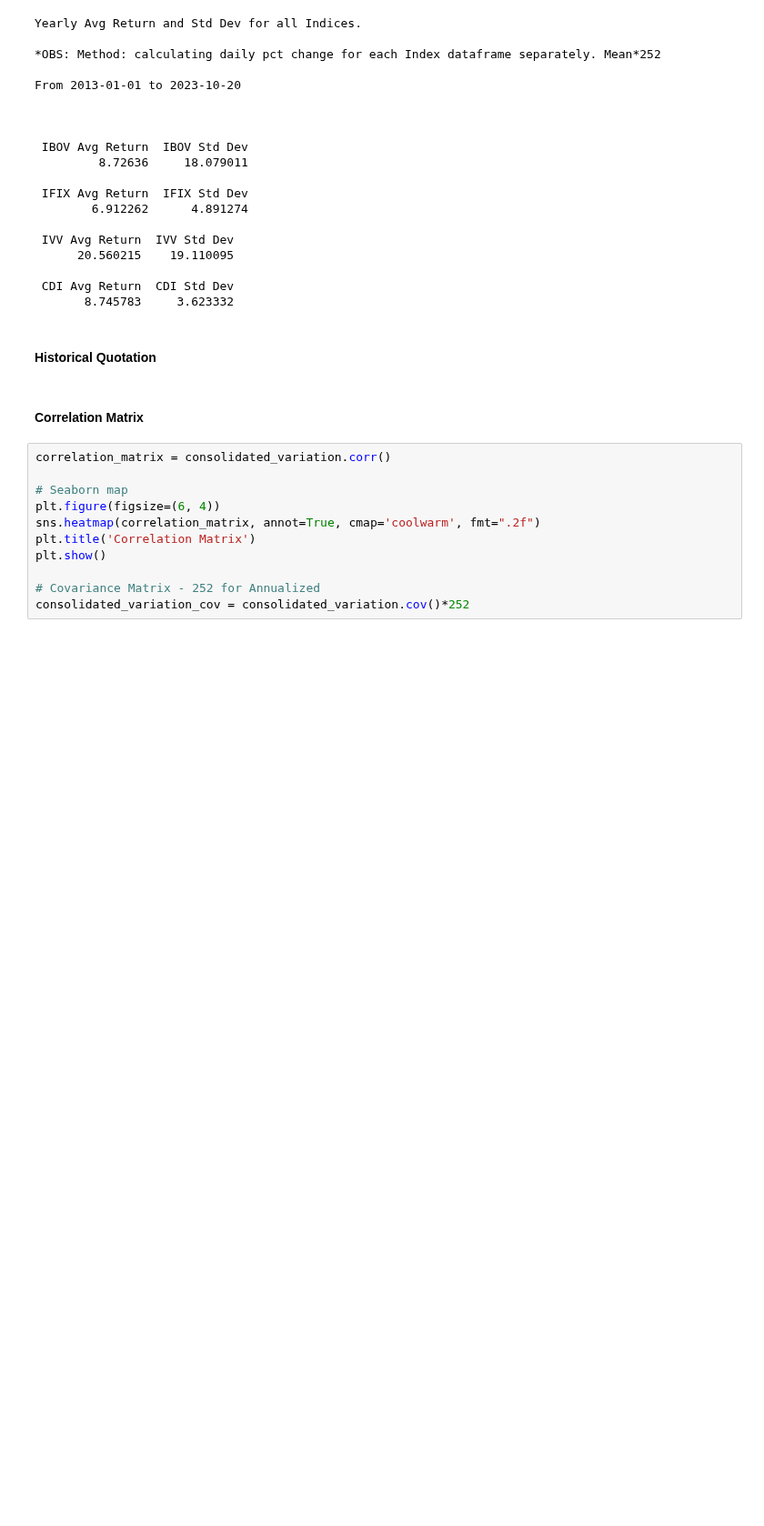
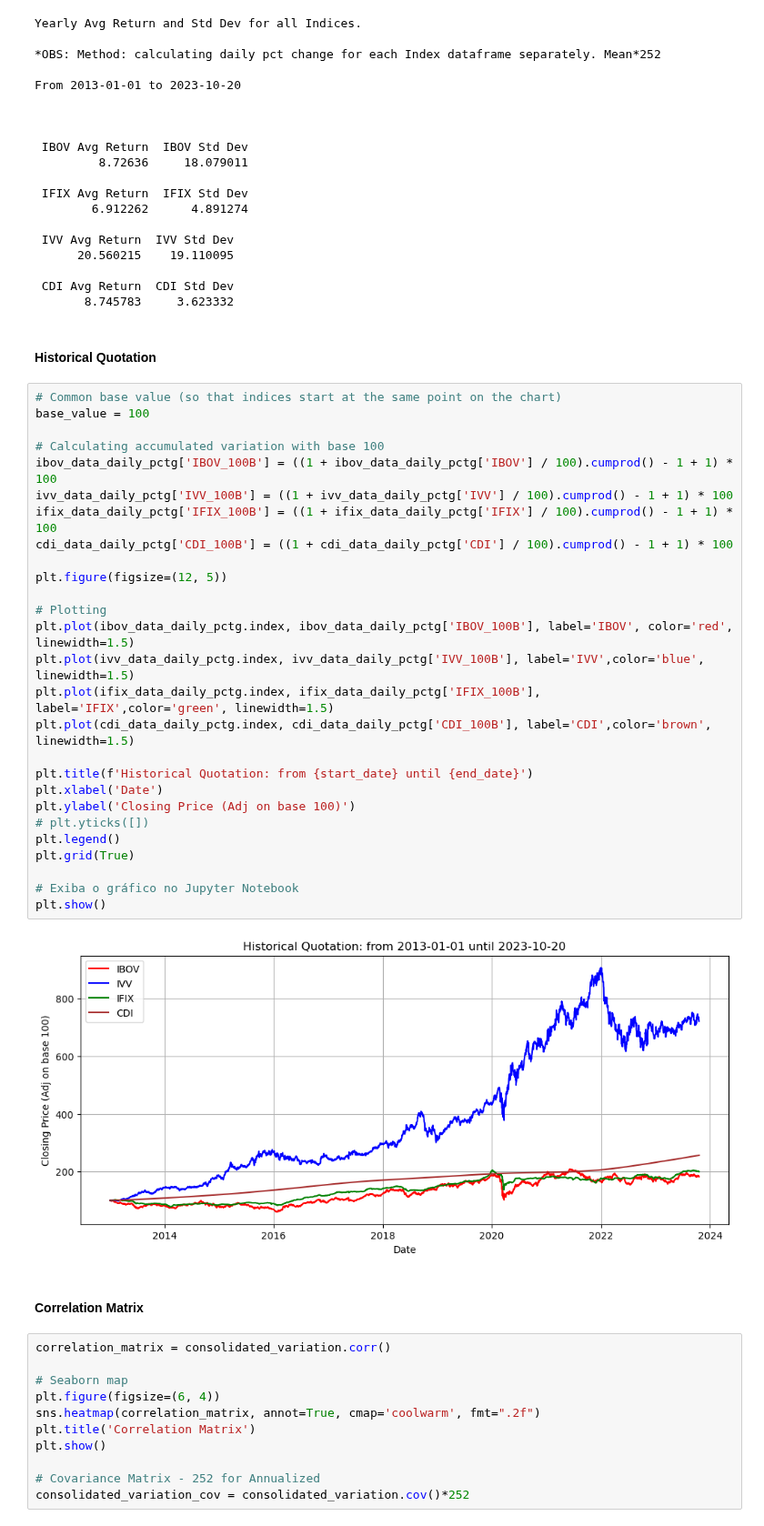
Before and after one commit to paulinhok14/Asset-Allocation, a Jupyter notebook: asset_allocation.ipynb, the cells around one changed output. Shown at 91% size. Saved outputs shown, nothing was run; the diff lists cells and outputs as text; blank space fills up the shorter version.

Commit message:
Adding lines chart with historical quotation for all indices

```diff
--- a/asset_allocation.ipynb
+++ b/asset_allocation.ipynb
@@ -142,6 +142,35 @@ From 2013-01-01 to 2023-10-20
        8.745783     3.623332
 # %% [markdown]
 #### Historical Quotation
+# %%
+# Common base value (so that indices start at the same point on the chart)
+base_value = 100
+
+# Calculating accumulated variation with base 100
+ibov_data_daily_pctg['IBOV_100B'] = ((1 + ibov_data_daily_pctg['IBOV'] / 100).cumprod() - 1 + 1) * 100
+ivv_data_daily_pctg['IVV_100B'] = ((1 + ivv_data_daily_pctg['IVV'] / 100).cumprod() - 1 + 1) * 100
+ifix_data_daily_pctg['IFIX_100B'] = ((1 + ifix_data_daily_pctg['IFIX'] / 100).cumprod() - 1 + 1) * 100
+cdi_data_daily_pctg['CDI_100B'] = ((1 + cdi_data_daily_pctg['CDI'] / 100).cumprod() - 1 + 1) * 100
+
+plt.figure(figsize=(12, 5))
+
+# Plotting
+plt.plot(ibov_data_daily_pctg.index, ibov_data_daily_pctg['IBOV_100B'], label='IBOV', color='red', linewidth=1.5)
+plt.plot(ivv_data_daily_pctg.index, ivv_data_daily_pctg['IVV_100B'], label='IVV',color='blue', linewidth=1.5)
+plt.plot(ifix_data_daily_pctg.index, ifix_data_daily_pctg['IFIX_100B'], label='IFIX',color='green', linewidth=1.5)
+plt.plot(cdi_data_daily_pctg.index, cdi_data_daily_pctg['CDI_100B'], label='CDI',color='brown', linewidth=1.5)
+
+plt.title(f'Historical Quotation: from {start_date} until {end_date}')
+plt.xlabel('Date')
+plt.ylabel('Closing Price (Adj on base 100)')
+# plt.yticks([])
+plt.legend()
+plt.grid(True)
+
+# Exiba o gráfico no Jupyter Notebook
+plt.show()
+# %% [output]
+[figure, added]
 # %% [markdown]
 #### Correlation Matrix
 # %%
```
Also changed, not shown: parts of 9 cells of this notebook.
